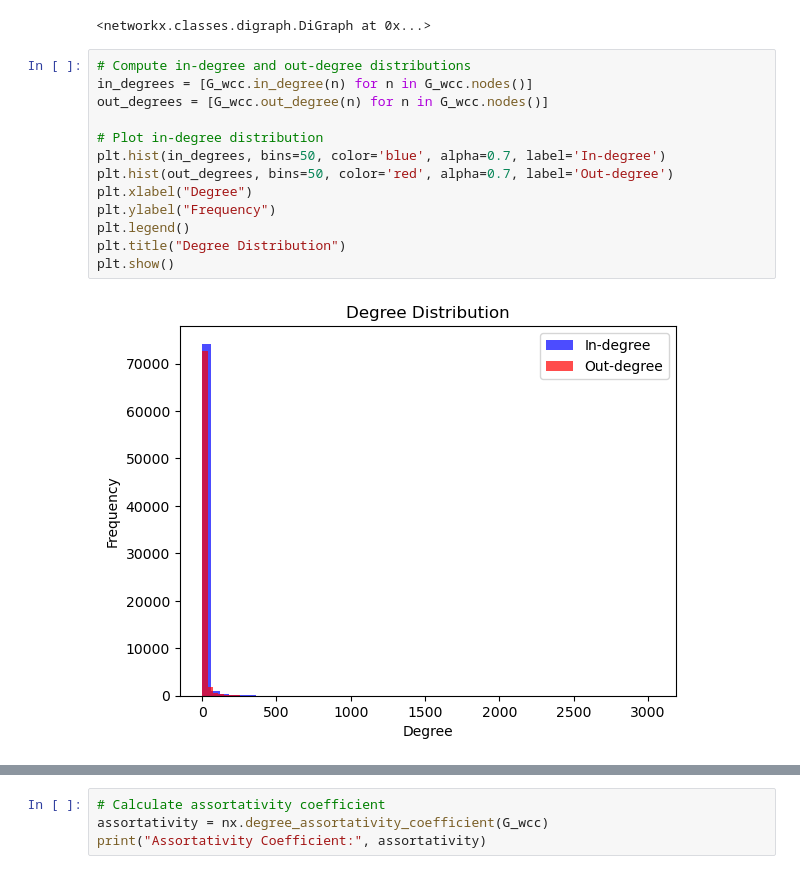
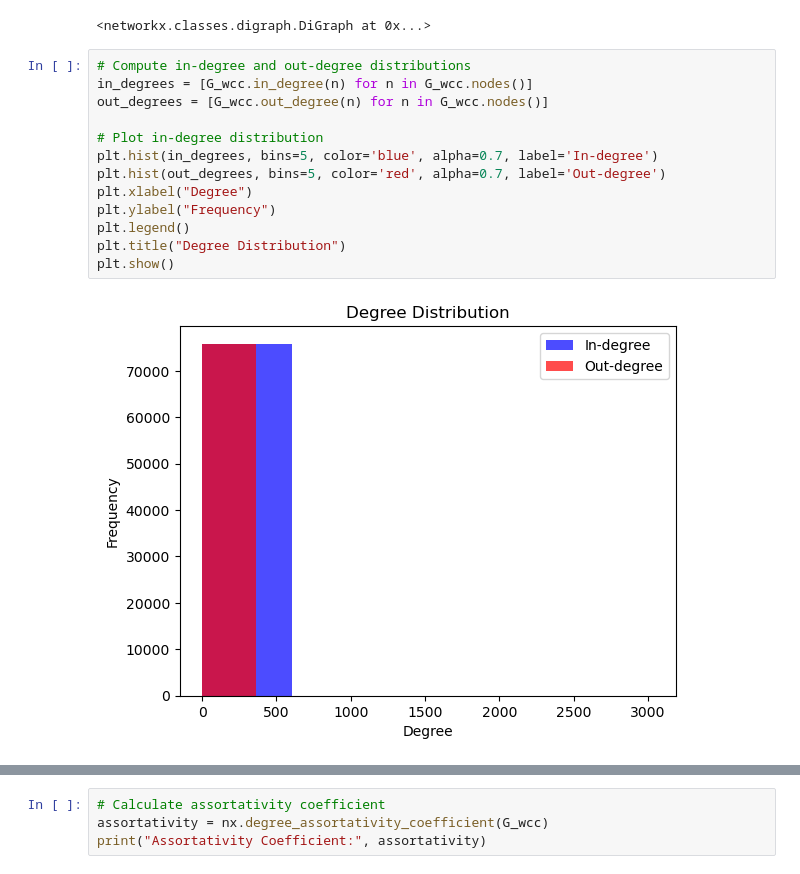
Before and after one commit to tratom/fcul-cda-project, a Jupyter notebook: code/analysis.ipynb, the cells around one changed output, grey strips where cells are left out. Saved outputs shown, nothing was run; the diff lists cells and outputs as text.

```diff
--- a/code/analysis.ipynb
+++ b/code/analysis.ipynb
@@ -348,18 +348,18 @@ Top 5 nodes by Out-Degree: [(645, 390, 1632), (634, 351, 1350), (763, 251, 1053)
 # %%
 # Compute in-degree and out-degree distributions
 in_degrees = [G_wcc.in_degree(n) for n in G_wcc.nodes()]
 out_degrees = [G_wcc.out_degree(n) for n in G_wcc.nodes()]
 
 # Plot in-degree distribution
-plt.hist(in_degrees, bins=50, color='blue', alpha=0.7, label='In-degree')
-plt.hist(out_degrees, bins=50, color='red', alpha=0.7, label='Out-degree')
+plt.hist(in_degrees, bins=5, color='blue', alpha=0.7, label='In-degree')
+plt.hist(out_degrees, bins=5, color='red', alpha=0.7, label='Out-degree')
 plt.xlabel("Degree")
 plt.ylabel("Frequency")
 plt.legend()
 plt.title("Degree Distribution")
 plt.show()
 # %% [output]
-[figure, old version]
+[figure, new version]
 # %%
 # Calculate the average clustering coefficient
 avg_clustering = nx.average_clustering(G_wcc.to_undirected())  # Convert to undirected for clustering
```
Also changed, not shown: parts of 11 cells of this notebook.
